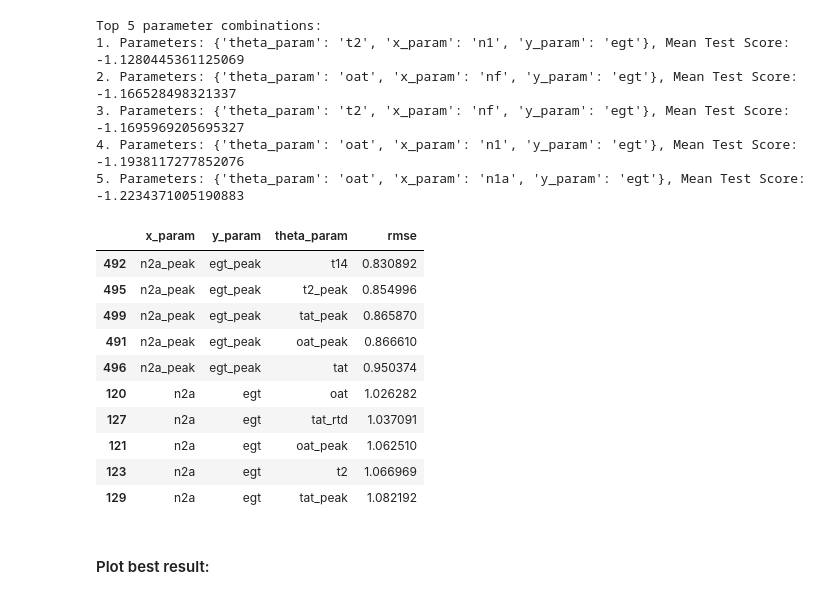
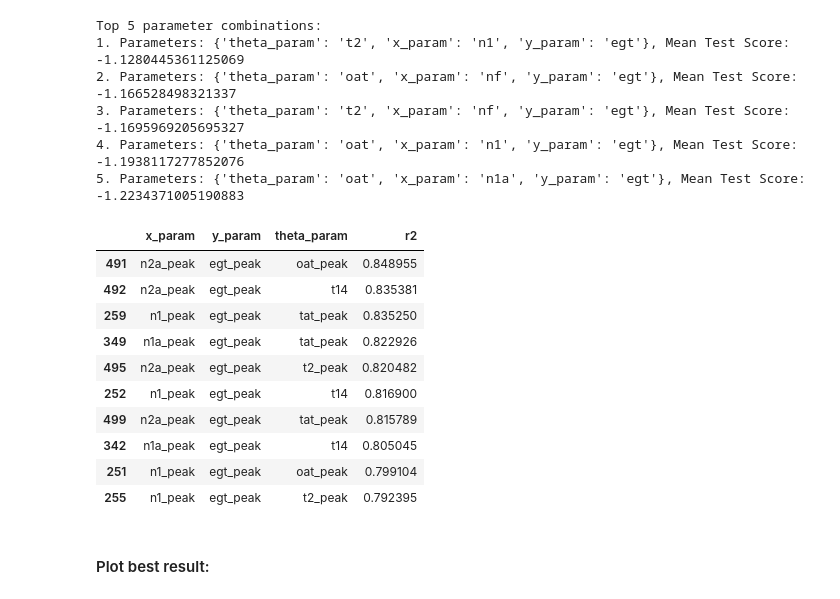
Before and after one commit to skeptlk/ecm, a Jupyter notebook: ex14_finetuning.ipynb, the cells around one changed output. Drawn from its saved outputs; the diff is of its cells as text; code cells hidden in the pictures.

```diff
--- a/ex14_finetuning.ipynb
+++ b/ex14_finetuning.ipynb
@@ -13,7 +11,2 @@ bgu_all = pd.read_csv('./takeoff-merged-VQ-BGU-30s.csv', parse_dates=['reportts'
 
 neo_all = pd.read_csv('./data/takeoff-merged-all-neo.csv', parse_dates=['reportts'], low_memory=False)
-# %%
-grouped = neo_all.groupby(['acnum', 'pos'])
-
-for group_name, group_df in grouped:
-    print("Group:", group_name, group_df.shape)
@@ -209,0 +238,4 @@ def take_early_cycles(X, n_start = 0, n_end = 100):
+# %%
+x_param='n1a_peak'
+y_param='egt_peak'
+theta_param='tat_peak'
@@ -345,7 +477,7 @@ Use proper gridsearch utilizing new regressor class
 # %%
 from sklearn.model_selection import GridSearchCV
 
-best_rmse = 1000
+best_r2 = -1000
 best_model = None
 best_pred = None
 best_x, best_y, best_th = None, None, None
@@ -410,52 +542,52 @@ Top 5 parameter combinations:
 5. Parameters: {'theta_param': 'oat', 'x_param': 'n1a', 'y_param': 'egt'}, Mean Test Score: -1.2234371005190883
 # %%
 from sklearn.linear_model import LinearRegression
-from sklearn.metrics import root_mean_squared_error
 
 for x_param in x_variants:
   for y_param in y_variants:
     for theta_param in theta_variants:
-      bdu = bdu_all.query(f"{x_param} > 0 and {y_param} > 0 and {theta_param} > -100 and egtm > -100").copy()
-      x_param_k, y_param_k = f'{x_param}_k', f'{y_param}_k'
-      bdu = theta_correct(bdu, x_param, y_param, theta_param)
-      assert bdu.shape[0] >= 250
-      baseline = train_engine_baseline(bdu[50:250], x_param_k, y_param_k)
-      egtm = compute_egtm(bdu, baseline, x_param_k, y_param_k)
+      neo_filtered = a321_neo_data.query(f"{x_param} >= 0 and {y_param} >= 0 and {theta_param} > -100 and egtm > -100").copy()
+      train = take_early_cycles(neo_filtered, 8, 108)
+      X = train.drop(columns=['egtm'])
+      y = train['egtm']
 
-      X = pd.DataFrame(smooth(egtm, 0.05))
-      lin_model = LinearRegression()
-      lin_model.fit(X, y=bdu['egtm'])
+      model = EGTMarginRegressor(
+        bleed_config=['prv'],
+        x_param=x_param,
+        y_param=y_param,
+        theta_param=theta_param,
+      )
 
-      pred = lin_model.predict(X)
+      model.fit(X, y)
 
-      rmse = root_mean_squared_error(bdu['egtm'], pred)
+      r2 = model.score(neo_filtered, neo_filtered['egtm'], smoothed=True)
 
-      if rmse < best_rmse:
+      if r2 > best_r2:
         best_pred = pred
-        best_rmse = rmse
-        best_model = lin_model
+        best_r2 = r2
+        best_model = model
         best_x, best_y, best_th = x_param, y_param, theta_param
 
       hall_of_fame.append({
         'x_param': x_param,
         'y_param': y_param,
         'theta_param': theta_param,
-        'rmse': rmse
+        'r2': r2
       })
 # %%
-pd.DataFrame(hall_of_fame).sort_values('rmse')[:10]
+pd.DataFrame(hall_of_fame).sort_values('r2', ascending=False)[:10]
 # %% [output]
-|  | x_param | y_param | theta_param | rmse |
-| 492 | n2a_peak | egt_peak | t14 | 0.830892 |
-| 495 | n2a_peak | egt_peak | t2_peak | 0.854996 |
-| 499 | n2a_peak | egt_peak | tat_peak | 0.865870 |
-| 491 | n2a_peak | egt_peak | oat_peak | 0.866610 |
-| 496 | n2a_peak | egt_peak | tat | 0.950374 |
-| 120 | n2a | egt | oat | 1.026282 |
-| 127 | n2a | egt | tat_rtd | 1.037091 |
-| 121 | n2a | egt | oat_peak | 1.062510 |
-| 123 | n2a | egt | t2 | 1.066969 |
-| 129 | n2a | egt | tat_peak | 1.082192 |
+|  | x_param | y_param | theta_param | r2 |
+| 491 | n2a_peak | egt_peak | oat_peak | 0.848955 |
+| 492 | n2a_peak | egt_peak | t14 | 0.835381 |
+| 259 | n1_peak | egt_peak | tat_peak | 0.835250 |
+| 349 | n1a_peak | egt_peak | tat_peak | 0.822926 |
+| 495 | n2a_peak | egt_peak | t2_peak | 0.820482 |
+| 252 | n1_peak | egt_peak | t14 | 0.816900 |
+| 499 | n2a_peak | egt_peak | tat_peak | 0.815789 |
+| 342 | n1a_peak | egt_peak | t14 | 0.805045 |
+| 251 | n1_peak | egt_peak | oat_peak | 0.799104 |
+| 255 | n1_peak | egt_peak | t2_peak | 0.792395 |
 # %% [markdown]
 #### Plot best result:
 # %%
```
Also changed, not shown: parts of 16 cells of this notebook.
